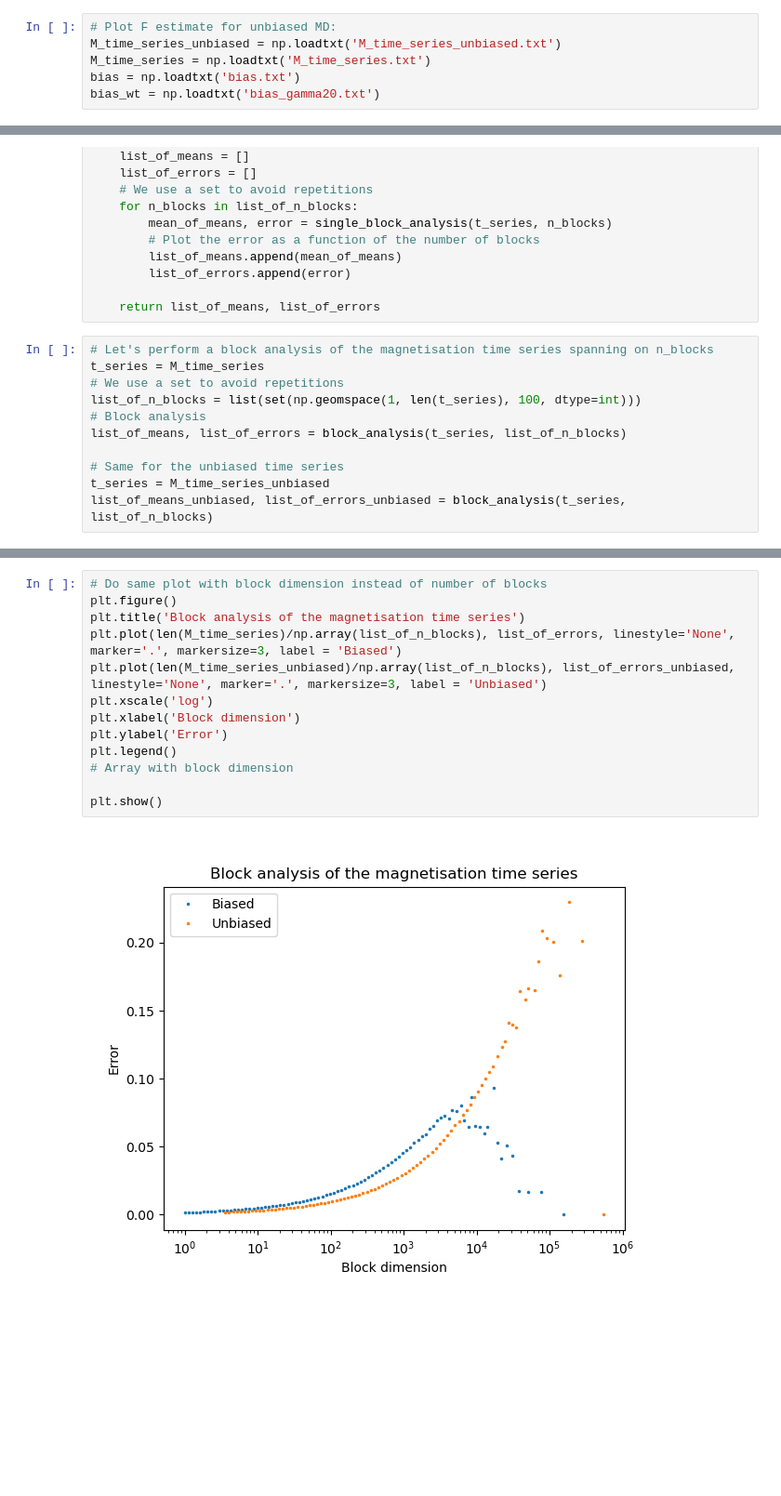
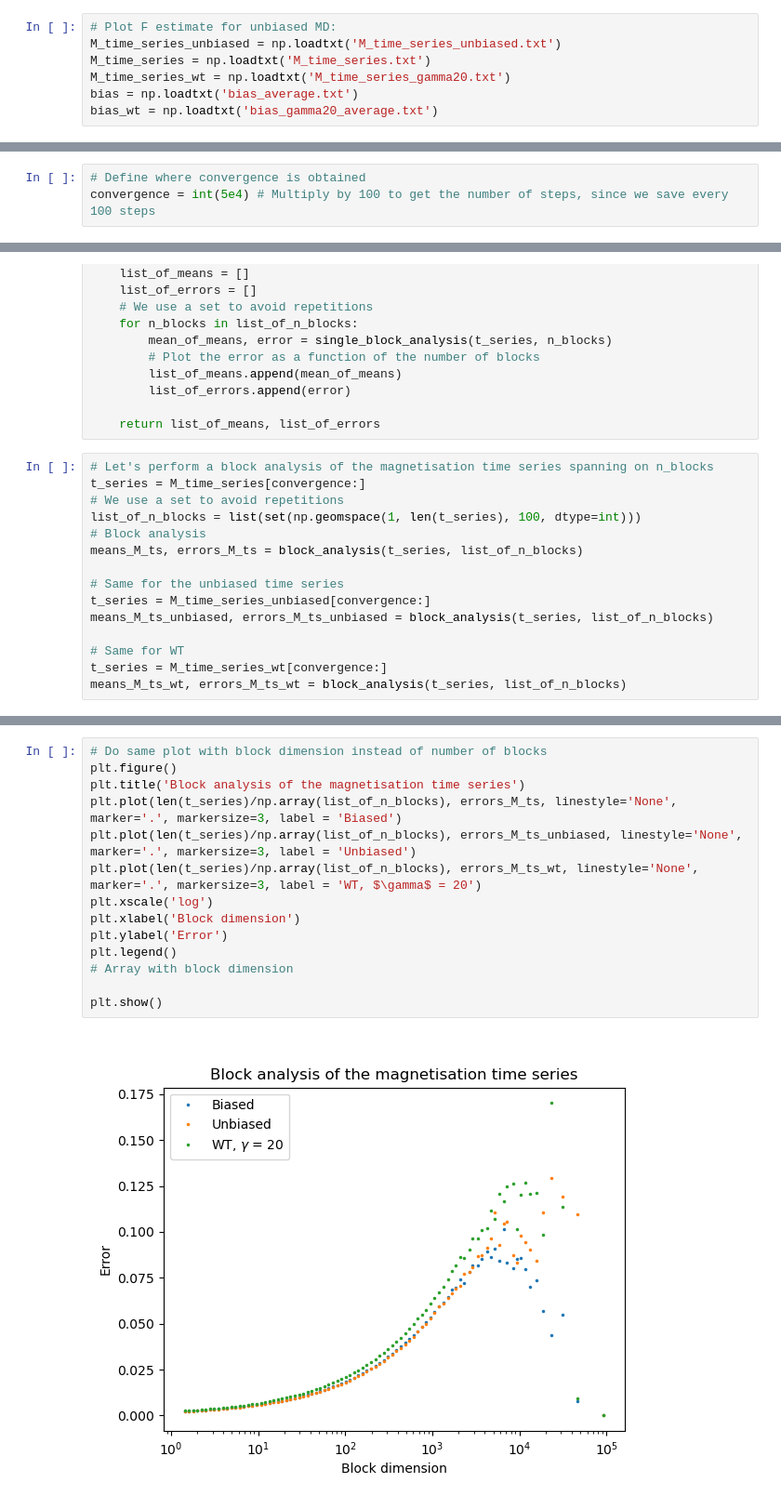
Before and after one commit to giusSacco/StatMech, a Jupyter notebook: Enhanched_sampling/Metadynamics.ipynb, the cells around one changed output, grey strips where cells are left out. Shown at 93% size. Cells and saved outputs as stored; diff of their text form; blank space fills up the shorter version.

```diff
--- a/Enhanched_sampling/Metadynamics.ipynb
+++ b/Enhanched_sampling/Metadynamics.ipynb
@@ -257,8 +273,9 @@ plt.close('all')
 # Plot F estimate for unbiased MD:
 M_time_series_unbiased = np.loadtxt('M_time_series_unbiased.txt')
 M_time_series = np.loadtxt('M_time_series.txt')
-bias = np.loadtxt('bias.txt')
-bias_wt = np.loadtxt('bias_gamma20.txt')
+M_time_series_wt = np.loadtxt('M_time_series_gamma20.txt')
+bias = np.loadtxt('bias_average.txt')
+bias_wt = np.loadtxt('bias_gamma20_average.txt')
 # %%
 # Plot the free energy from the unbiased simulation
 plt.close()
@@ -283,3 +313,6 @@ plt.show()
+# %%
+# Define where convergence is obtained
+convergence = int(5e4) # Multiply by 100 to get the number of steps, since we save every 100 steps
 # %%
 plt.close()
 # Let's see the histrogram of the last part of biased trajectory, we expect it to be approximately flat
@@ -338,15 +369,19 @@ def block_analysis(t_series, list_of_n_blocks):
     return list_of_means, list_of_errors
 # %%
 # Let's perform a block analysis of the magnetisation time series spanning on n_blocks
-t_series = M_time_series
+t_series = M_time_series[convergence:]
 # We use a set to avoid repetitions
 list_of_n_blocks = list(set(np.geomspace(1, len(t_series), 100, dtype=int)))
 # Block analysis
-list_of_means, list_of_errors = block_analysis(t_series, list_of_n_blocks)
+means_M_ts, errors_M_ts = block_analysis(t_series, list_of_n_blocks)
 
 # Same for the unbiased time series
-t_series = M_time_series_unbiased
-list_of_means_unbiased, list_of_errors_unbiased = block_analysis(t_series, list_of_n_blocks)
+t_series = M_time_series_unbiased[convergence:]
+means_M_ts_unbiased, errors_M_ts_unbiased = block_analysis(t_series, list_of_n_blocks)
+
+# Same for WT
+t_series = M_time_series_wt[convergence:]
+means_M_ts_wt, errors_M_ts_wt = block_analysis(t_series, list_of_n_blocks)
 # %%
 plt.figure()
 plt.title('Block analysis of the magnetisation time series')
@@ -362,18 +398,19 @@ plt.show()
 # %%
 # Do same plot with block dimension instead of number of blocks
 plt.figure()
 plt.title('Block analysis of the magnetisation time series')
-plt.plot(len(M_time_series)/np.array(list_of_n_blocks), list_of_errors, linestyle='None', marker='.', markersize=3, label = 'Biased')
-plt.plot(len(M_time_series_unbiased)/np.array(list_of_n_blocks), list_of_errors_unbiased, linestyle='None', marker='.', markersize=3, label = 'Unbiased')
+plt.plot(len(t_series)/np.array(list_of_n_blocks), errors_M_ts, linestyle='None', marker='.', markersize=3, label = 'Biased')
+plt.plot(len(t_series)/np.array(list_of_n_blocks), errors_M_ts_unbiased, linestyle='None', marker='.', markersize=3, label = 'Unbiased')
+plt.plot(len(t_series)/np.array(list_of_n_blocks), errors_M_ts_wt, linestyle='None', marker='.', markersize=3, label = 'WT, $\gamma$ = 20')
 plt.xscale('log')
 plt.xlabel('Block dimension')
 plt.ylabel('Error')
 plt.legend()
 # Array with block dimension
 
 plt.show()
 # %% [output]
-[figure, old version]
+[figure, new version]
 # %%
 # Plot B_time_series
 B_time_series = np.loadtxt('B_time_series.txt')
```
Also changed, not shown: parts of 17 cells of this notebook.
